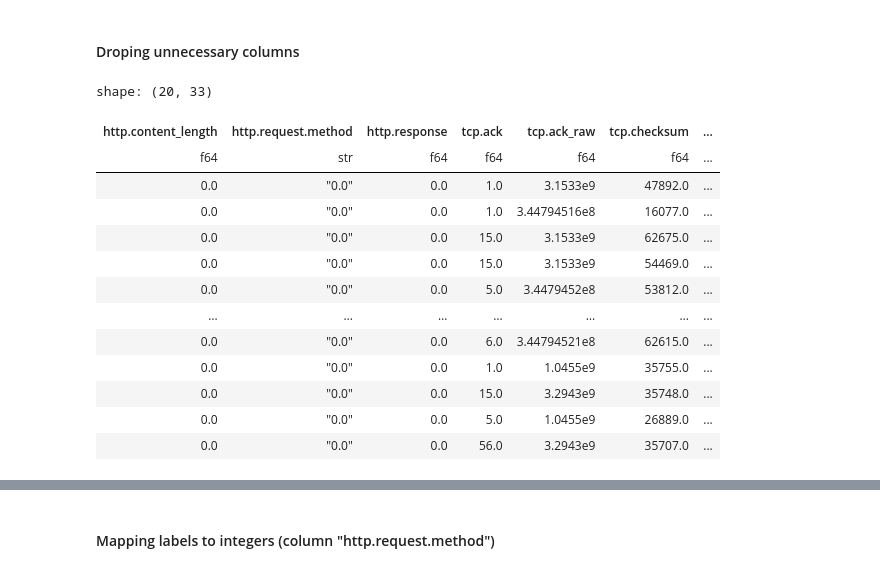
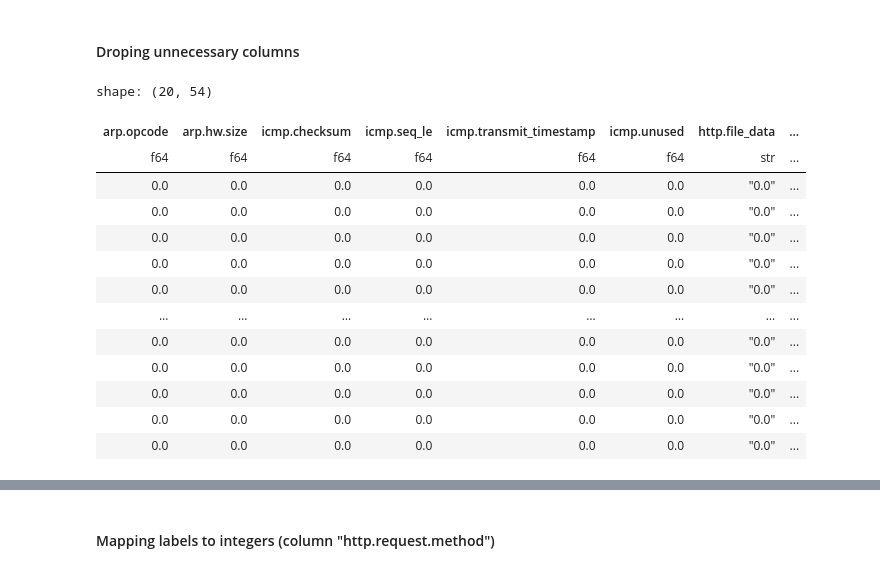
Before and after one commit to Raykartsch/cybersecurity-uerj-2026-1, a Jupyter notebook: final-project/xgboost_algorithm.ipynb, the cells around one changed output, grey strips where cells are left out. Cells and saved outputs as stored; diff of their text form; code cells hidden in the pictures.

```diff
--- a/final-project/xgboost_algorithm.ipynb
+++ b/final-project/xgboost_algorithm.ipynb
@@ -29,56 +58,35 @@ C:/Users/Italo/Desktop/UERJ/2026.1/cibersecurity/cybersecurity-uerj-2026-1\final
 # %% [markdown]
 #### Droping unnecessary columns
 # %%
-#Dropando colunas do dataset
-drop_columns = [
-    "frame.time",
-    "ip.src_host",
-    "ip.dst_host",
-    "arp.dst.proto_ipv4",
-    "arp.opcode",
-    "arp.hw.size",
-    "arp.dst.proto_ipv4",
-    "arp.src.proto_ipv4",
-    "icmp.checksum",
-    "icmp.seq_le",
-    "icmp.transmit_timestamp",
-    "icmp.unused",
-    "http.file_data", #Ponderar se deixar ou não
-    "http.request.full_uri",
-    "http.referer",
-    "http.request.uri.query",
-    "http.request.version",
-    "http.tls_port",
-    "tcp.dstport",
-    "tcp.options",
-    "tcp.srcport",
-    "udp.port",
-    "udp.time_delta",
-    "dns.qry.type",
-    "dns.retransmission",
-    "mqtt.conack.flags",
-    "mqtt.msg_decoded_as",
-    "mqtt.msg",
-    "mqtt.topic",
-    "dns.qry.name.len",
-    "mqtt.protoname"
-]
 
 
+#Essas são colunnas de texto. Amanhã, traduzir estas colunas de texto para o
+# formato float trazendo o len() do valor da coluna com o objetivo de possibilitar o treino via XGBoost
+drop_columns = [
+    'frame.time',
+    'ip.src_host',
+    'ip.dst_host',
+    'arp.src.proto_ipv4',
+    'arp.dst.proto_ipv4',
+    'tcp.options',
+    'mqtt.conack.flags',
+    'mqtt.msg',
+    'mqtt.topic'
+    ]
 df = df.drop(drop_columns)
 df.head(20)
 # %% [output]
-shape: (20, 33)
+shape: (20, 54)
-| http.content_length | http.request.method | http.response | tcp.ack | tcp.ack_raw | tcp.checksum | ... |
-| f64 | str | f64 | f64 | f64 | f64 | ... |
-| 0.0 | "0.0" | 0.0 | 1.0 | 3.1533e9 | 47892.0 | ... |
-| 0.0 | "0.0" | 0.0 | 1.0 | 3.44794516e8 | 16077.0 | ... |
-| 0.0 | "0.0" | 0.0 | 15.0 | 3.1533e9 | 62675.0 | ... |
-| 0.0 | "0.0" | 0.0 | 15.0 | 3.1533e9 | 54469.0 | ... |
-| 0.0 | "0.0" | 0.0 | 5.0 | 3.4479452e8 | 53812.0 | ... |
-| … | … | … | … | … | … | ... |
-| 0.0 | "0.0" | 0.0 | 6.0 | 3.44794521e8 | 62615.0 | ... |
-| 0.0 | "0.0" | 0.0 | 1.0 | 1.0455e9 | 35755.0 | ... |
-| 0.0 | "0.0" | 0.0 | 15.0 | 3.2943e9 | 35748.0 | ... |
-| 0.0 | "0.0" | 0.0 | 5.0 | 1.0455e9 | 26889.0 | ... |
-| 0.0 | "0.0" | 0.0 | 56.0 | 3.2943e9 | 35707.0 | ... |
+| arp.opcode | arp.hw.size | icmp.checksum | icmp.seq_le | icmp.transmit_timestamp | icmp.unused | http.file_data | ... |
+| f64 | f64 | f64 | f64 | f64 | f64 | str | ... |
+| 0.0 | 0.0 | 0.0 | 0.0 | 0.0 | 0.0 | "0.0" | ... |
+| 0.0 | 0.0 | 0.0 | 0.0 | 0.0 | 0.0 | "0.0" | ... |
+| 0.0 | 0.0 | 0.0 | 0.0 | 0.0 | 0.0 | "0.0" | ... |
+| 0.0 | 0.0 | 0.0 | 0.0 | 0.0 | 0.0 | "0.0" | ... |
+| 0.0 | 0.0 | 0.0 | 0.0 | 0.0 | 0.0 | "0.0" | ... |
+| … | … | … | … | … | … | … | ... |
+| 0.0 | 0.0 | 0.0 | 0.0 | 0.0 | 0.0 | "0.0" | ... |
+| 0.0 | 0.0 | 0.0 | 0.0 | 0.0 | 0.0 | "0.0" | ... |
+| 0.0 | 0.0 | 0.0 | 0.0 | 0.0 | 0.0 | "0.0" | ... |
+| 0.0 | 0.0 | 0.0 | 0.0 | 0.0 | 0.0 | "0.0" | ... |
+| 0.0 | 0.0 | 0.0 | 0.0 | 0.0 | 0.0 | "0.0" | ... |
```
Also changed, not shown: parts of 42 cells of this notebook.
